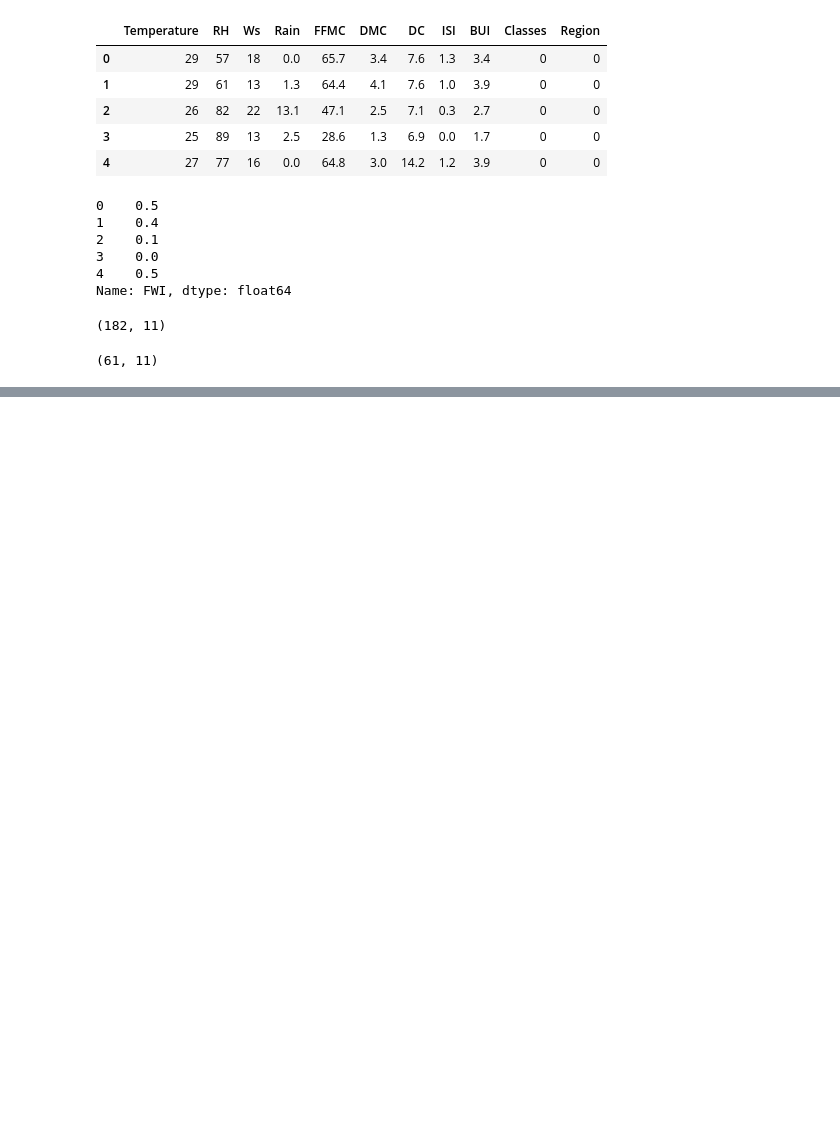
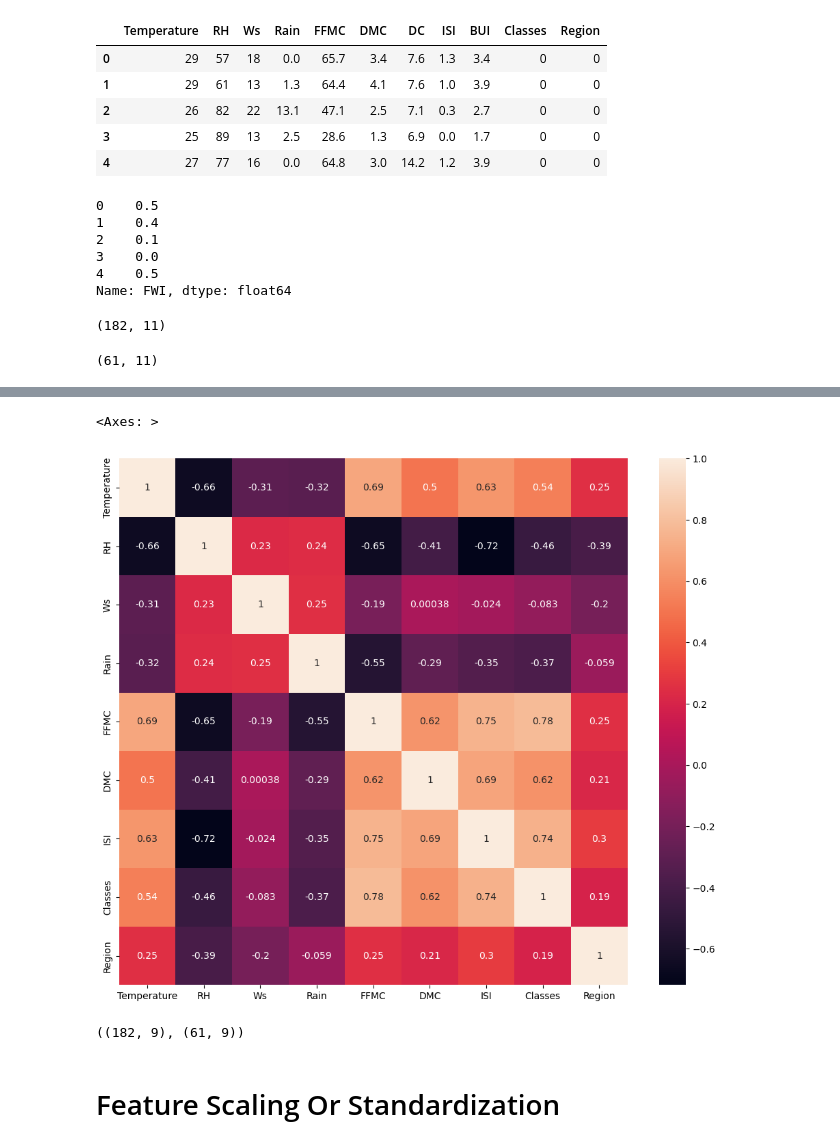
Before and after one commit to BlueMishu/Machine-learning-krish-udemy, a Jupyter notebook: ALGORITHM/1simpleLinearRegression/5modelSelection.ipynb, the cells around one changed output, grey strips where cells are left out. Cells and saved outputs as stored; diff of their text form; code cells hidden in the pictures; blank space fills up the shorter version.

```diff
--- a/ALGORITHM/1simpleLinearRegression/5modelSelection.ipynb
+++ b/ALGORITHM/1simpleLinearRegression/5modelSelection.ipynb
@@ -65,7 +66,7 @@ Classes
 0    106
 Name: count, dtype: int64
 # %%
-## independent and dependent features
-x=df.drop('FWI',axis=1)
+## Independent And dependent features
+X=df.drop('FWI',axis=1)
 y=df['FWI']
 # %%
@@ -87,8 +88,7 @@ y.head()
 4    0.5
 Name: FWI, dtype: float64
 # %%
- ## train test split
-
+#Train Test Split
 from sklearn.model_selection import train_test_split
-x_train,x_test,y_train,y_test=train_test_split(x,y,test_size=0.25,random_state=42)
+X_train,X_test,y_train,y_test=train_test_split(X,y,test_size=0.25,random_state=42)
 # %%
@@ -103,0 +118,8 @@ x_test.shape
+# %%
+## Check for multicollinearity
+plt.figure(figsize=(12,10))
+corr=X_train.corr()
+sns.heatmap(corr,annot=True)
+# %% [output]
+<Axes: >
+[figure, added]
@@ -103,0 +139,9 @@ x_test.shape
+# %%
+## drop features when correlation is more than 0.85
+X_train.drop(corr_features,axis=1,inplace=True)
+X_test.drop(corr_features,axis=1,inplace=True)
+X_train.shape,X_test.shape
+# %% [output]
+((182, 9), (61, 9))
+# %% [markdown]
+# Feature Scaling Or Standardization
```
Also changed, not shown: parts of 19 cells of this notebook.
